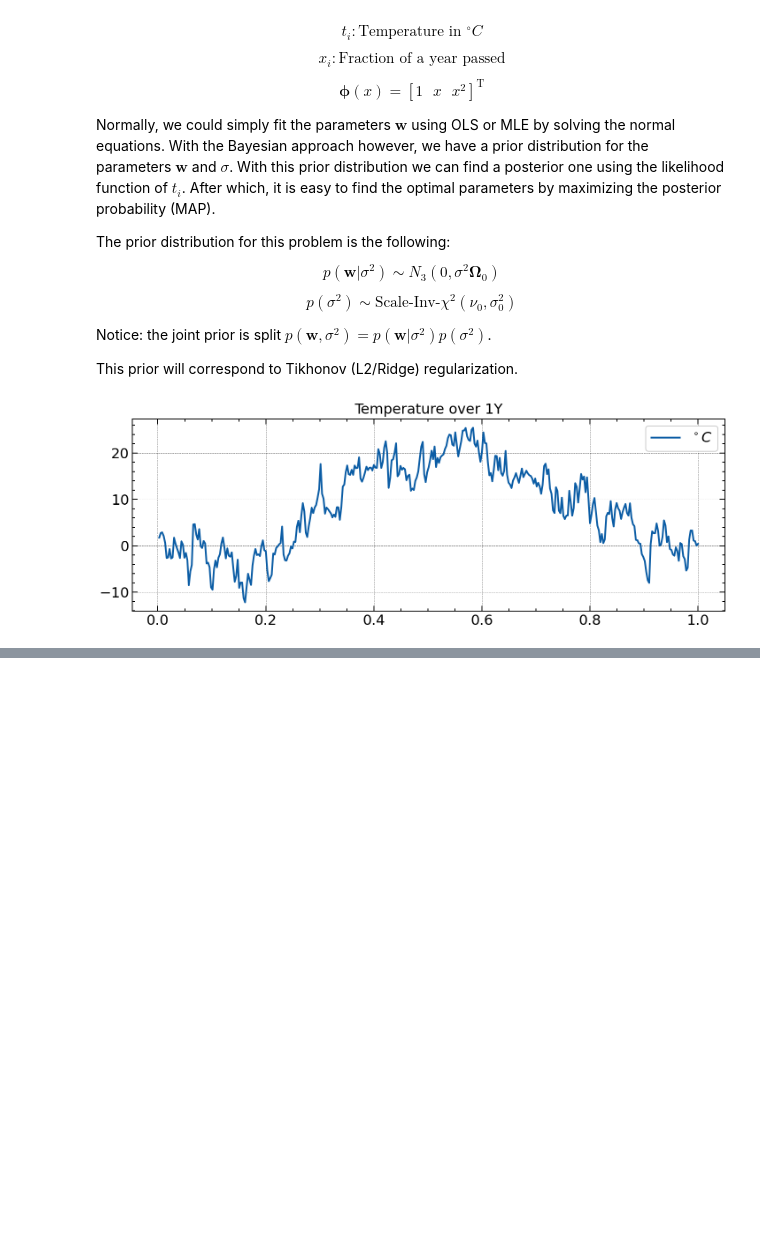
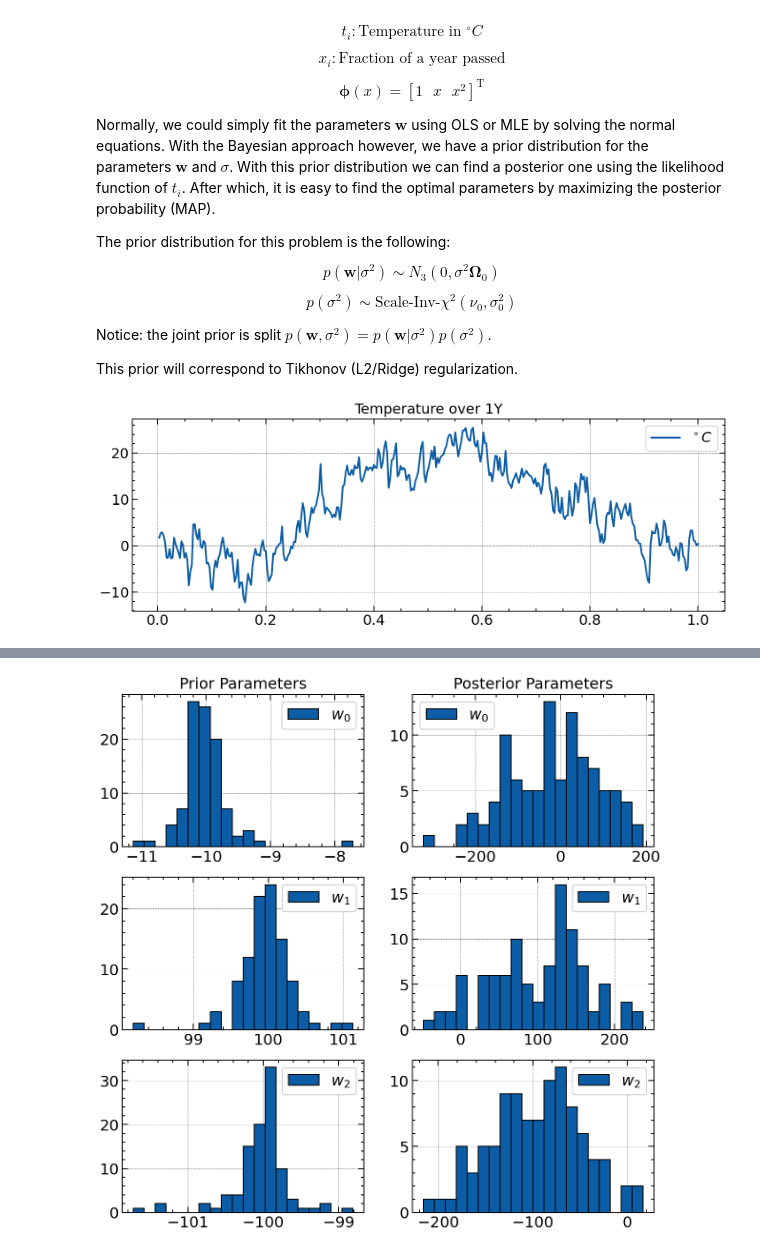
Before and after one commit to Sinbad-The-Sailor/Bayesian-Methods, a Jupyter notebook: bayesian_regression.ipynb, the cells around one changed output, grey strips where cells are left out. Saved outputs shown, nothing was run; the diff lists cells and outputs as text; code cells hidden in the pictures; blank space fills up the shorter version.

```diff
--- a/bayesian_regression.ipynb
+++ b/bayesian_regression.ipynb
@@ -110,0 +167,34 @@ plt.show()
+# %%
+# Simlated prior and posterior parameter distributions.
+fig, axs = plt.subplots(3, 2)
+prior_w = []
+posterior_w = []
+for _ in range(100):
+
+    s_prior = simulate_s(nu_0, sigma_0)
+    prior_w.append(simulate_w(mu_0, omega_0, s_prior))
+
+    s_posterior = simulate_s(nu_n, sigma_n)
+    posterior_w.append(simulate_w(mu_n, omega_n, s_posterior))
+
+axs[0, 0].hist([float(w[0]) for w in prior_w], label='$w_0$', bins=20, edgecolor='black')
+axs[0, 1].hist([float(w[0]) for w in posterior_w], label='$w_0$', bins=20, edgecolor='black')
+axs[0, 0].set_title('Prior Parameters')
+axs[0, 1].set_title('Posterior Parameters')
+axs[0, 0].legend()
+axs[0, 1].legend()
+
+axs[1, 0].hist([float(w[1]) for w in prior_w], label='$w_1$', bins=20, edgecolor='black')
+axs[1, 1].hist([float(w[1]) for w in posterior_w], label='$w_1$', bins=20, edgecolor='black')
+axs[1, 0].legend()
+axs[1, 1].legend()
+
+axs[2, 0].hist([float(w[2]) for w in prior_w], label='$w_2$', bins=20, edgecolor='black')
+axs[2, 1].hist([float(w[2]) for w in posterior_w], label='$w_2$', bins=20, edgecolor='black')
+axs[2, 0].legend()
+axs[2, 1].legend()
+
+fig.set_size_inches(10, 10)
+plt.show()
+# %% [output]
+[figure, added]
```
Also changed, not shown: parts of 13 cells of this notebook.
